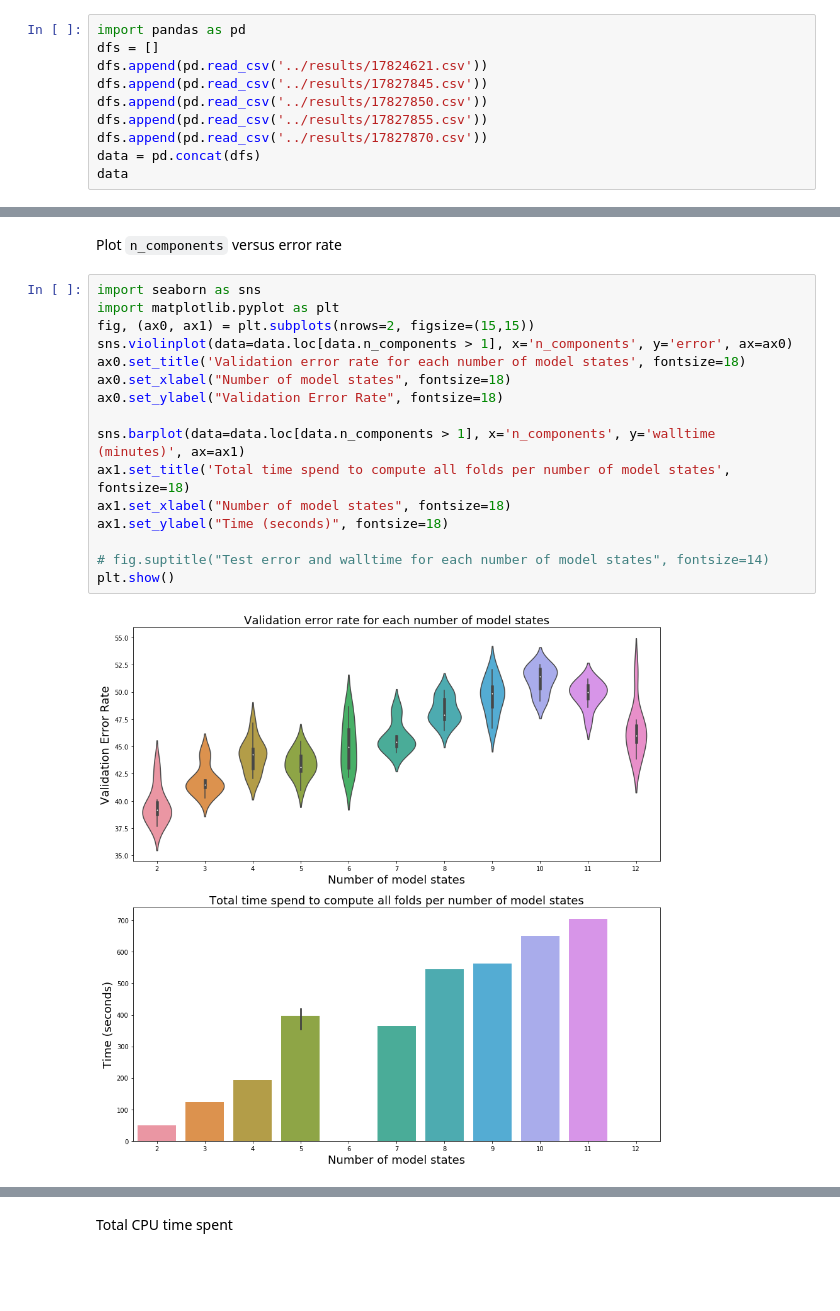
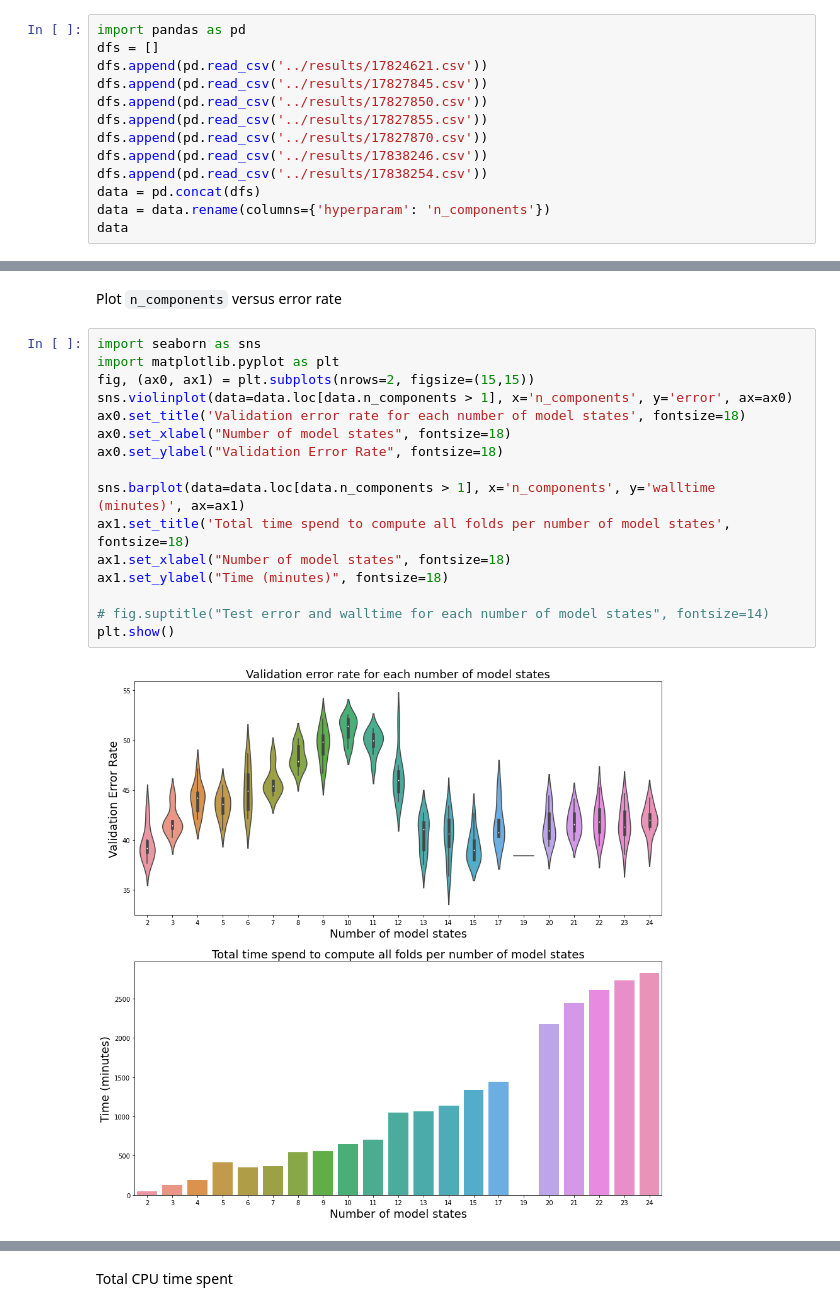
Before and after one commit to dunnkers/music-key-classification, a Jupyter notebook: src/peregrine_results.ipynb, the cells around one changed output, grey strips where cells are left out. Saved outputs shown, nothing was run; the diff lists cells and outputs as text; blank space fills up the shorter version.

Commit message:
Publish new results

```diff
--- a/src/peregrine_results.ipynb
+++ b/src/peregrine_results.ipynb
@@ -8,7 +8,10 @@ dfs.append(pd.read_csv('../results/17827845.csv'))
 dfs.append(pd.read_csv('../results/17827850.csv'))
 dfs.append(pd.read_csv('../results/17827855.csv'))
 dfs.append(pd.read_csv('../results/17827870.csv'))
+dfs.append(pd.read_csv('../results/17838246.csv'))
+dfs.append(pd.read_csv('../results/17838254.csv'))
 data = pd.concat(dfs)
+data = data.rename(columns={'hyperparam': 'n_components'})
 data
 # %% [output]
 |  | fold | n_components | error | walltime | cputime |
@@ -46,18 +49,18 @@ Plot `n_components` versus error rate
 # %%
 import seaborn as sns
 import matplotlib.pyplot as plt
 fig, (ax0, ax1) = plt.subplots(nrows=2, figsize=(15,15))
 sns.violinplot(data=data.loc[data.n_components > 1], x='n_components', y='error', ax=ax0)
 ax0.set_title('Validation error rate for each number of model states', fontsize=18)
 ax0.set_xlabel("Number of model states", fontsize=18)
 ax0.set_ylabel("Validation Error Rate", fontsize=18)
 
 sns.barplot(data=data.loc[data.n_components > 1], x='n_components', y='walltime (minutes)', ax=ax1)
 ax1.set_title('Total time spend to compute all folds per number of model states', fontsize=18)
 ax1.set_xlabel("Number of model states", fontsize=18)
-ax1.set_ylabel("Time (seconds)", fontsize=18)
+ax1.set_ylabel("Time (minutes)", fontsize=18)
 
 # fig.suptitle("Test error and walltime for each number of model states", fontsize=14)
 plt.show()
 # %% [output]
-[figure, old version]
+[figure, new version]
```
Also changed, not shown: parts of 7 cells of this notebook, 10 other files.
